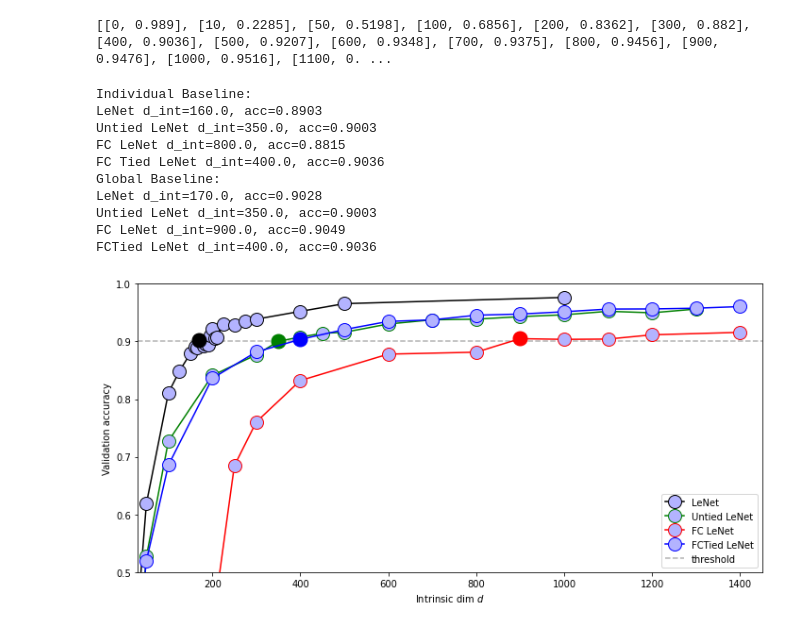
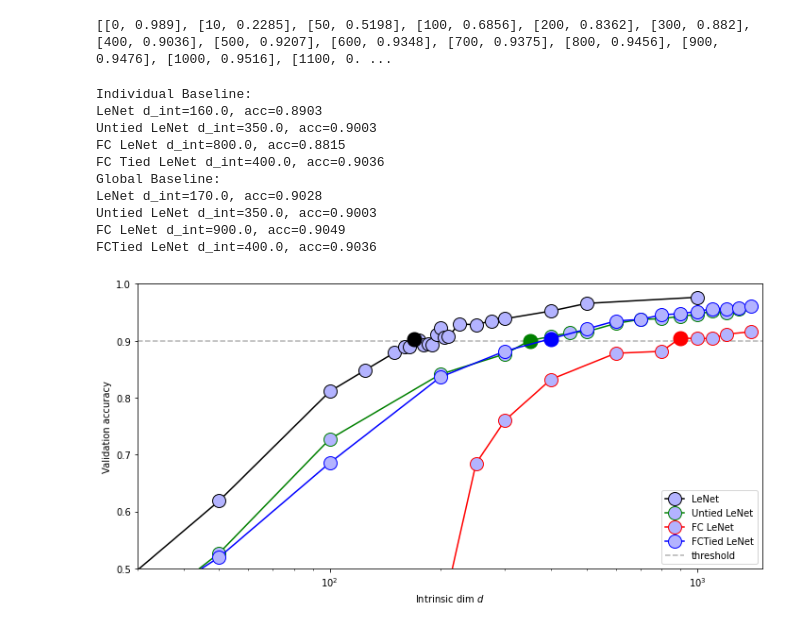
Before and after one commit to AntoAndGar/Intrinsic-Dimension, a Jupyter notebook: id_plots.ipynb, the cells around one changed output. Saved outputs shown, nothing was run; the diff lists cells and outputs as text; code cells hidden in the pictures.

```diff
--- a/id_plots.ipynb
+++ b/id_plots.ipynb
@@ -977,7 +973,7 @@ def compute_d_int(name, dat, perf_b=None):
 
     return solved, unique_dim, perf_mean
 # %%
-def plot_convnet_ff(dat_lenet, dat_lenet_untied, dat_lenet_mlp,dat_lenet_fctie,  perf_b=1.0, logx=True, limit=None, saveas=None):
+def plot_convnet_ff_multi(dat_lenet, dat_lenet_untied, dat_lenet_mlp,dat_lenet_fctie,  perf_b=1.0, logx=True, limit=None, saveas=None):
 
     plotfn = semilogx if logx else plot
     leg = OrderedDict()
@@ -1124,30 +1132,30 @@ fig.update_layout(
 # %%
 print("Individual Baseline:")
 data_lenet_mnist = np.array(data_lenet_mnist)
 data_untied_lenet = np.array(data_untied_lenet)
 data_fc_lenet = np.array(data_fc_lenet)
 data_fc_tied_lenet = np.array(data_fc_tied_lenet)
 
 compute_d_int("LeNet", data_lenet_mnist, perf_b=None)
 compute_d_int("Untied LeNet", data_untied_lenet, perf_b=None)
 compute_d_int("FC LeNet", data_fc_lenet, perf_b=None)
 compute_d_int("FC Tied LeNet", data_fc_tied_lenet, perf_b=None)
 
 print("Global Baseline:")
 perf_b = 1.0
-plot_convnet_ff(data_lenet_mnist, data_untied_lenet, data_fc_lenet, data_fc_tied_lenet, perf_b, logx=False, limit=np.array([30,1450,0.5,1.0]), saveas='mnist_lenet_variants')
+plot_convnet_ff_multi(data_lenet_mnist, data_untied_lenet, data_fc_lenet, data_fc_tied_lenet, perf_b, logx=True, limit=np.array([30,1500,0.5,1.0]), saveas='mnist_lenet_variants')
 # %% [output]
 Individual Baseline:
 LeNet d_int=160.0, acc=0.8903
 Untied LeNet d_int=350.0, acc=0.9003
 FC LeNet d_int=800.0, acc=0.8815
 FC Tied LeNet d_int=400.0, acc=0.9036
 Global Baseline:
 LeNet d_int=170.0, acc=0.9028
 Untied LeNet d_int=350.0, acc=0.9003
 FC LeNet d_int=900.0, acc=0.9049
 FCTied LeNet d_int=400.0, acc=0.9036
-[figure, old version]
+[figure, new version]
 # %%
 data_fcn_cifar10.sort()
 print(data_fcn_cifar10)
```
Also changed, not shown: parts of 18 cells of this notebook, 20 other files.
